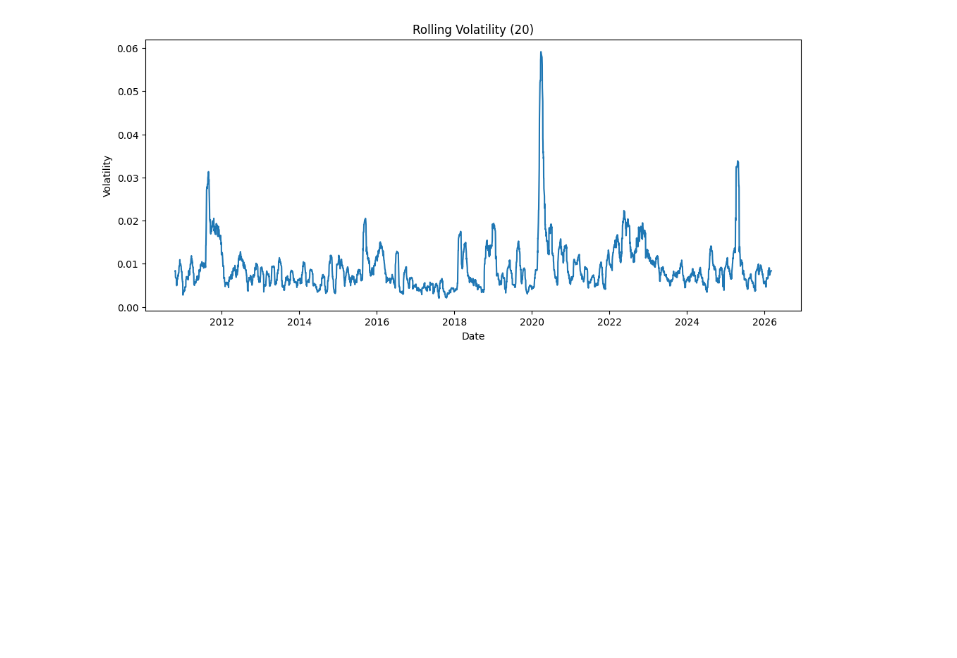
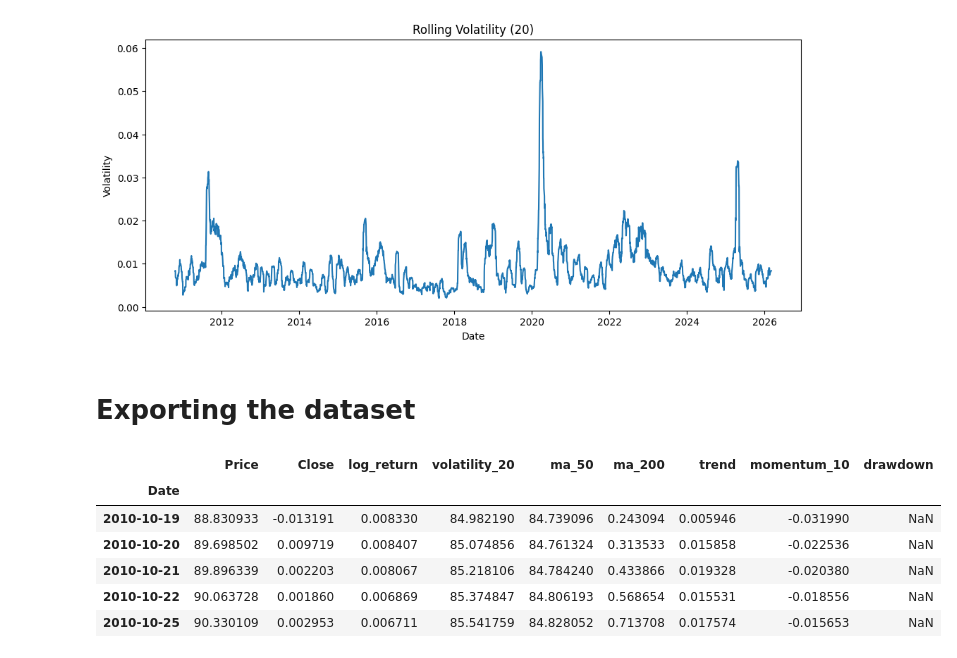
Before and after one commit to akhyear/MarketRegimeDetection, a Jupyter notebook: notebook/01_market_regime_data_pipeline.ipynb, the cells around one changed output. Drawn from its saved outputs; the diff is of its cells as text; code cells hidden in the pictures; blank space fills up the shorter version.

Commit message:
export the new features dataset

```diff
--- a/notebook/01_market_regime_data_pipeline.ipynb
+++ b/notebook/01_market_regime_data_pipeline.ipynb
@@ -168,3 +168,5 @@ plt.ylabel("Volatility")
 plt.show()
 # %% [output]
 [figure]
+# %% [markdown]
+# Exporting the dataset
@@ -170,0 +175,11 @@ plt.show()
+# %%
+ab = pd.read_csv("../data/market_regime_features.csv", index_col=0, parse_dates=True)
+ab.head()
+# %% [output]
+|  | Price | Close | log_return | volatility_20 | ma_50 | ma_200 | trend | momentum_10 | drawdown |
+| Date |  |  |  |  |  |  |  |  |  |
+| 2010-10-19 | 88.830933 | -0.013191 | 0.008330 | 84.982190 | 84.739096 | 0.243094 | 0.005946 | -0.031990 | NaN |
+| 2010-10-20 | 89.698502 | 0.009719 | 0.008407 | 85.074856 | 84.761324 | 0.313533 | 0.015858 | -0.022536 | NaN |
+| 2010-10-21 | 89.896339 | 0.002203 | 0.008067 | 85.218106 | 84.784240 | 0.433866 | 0.019328 | -0.020380 | NaN |
+| 2010-10-22 | 90.063728 | 0.001860 | 0.006869 | 85.374847 | 84.806193 | 0.568654 | 0.015531 | -0.018556 | NaN |
+| 2010-10-25 | 90.330109 | 0.002953 | 0.006711 | 85.541759 | 84.828052 | 0.713708 | 0.017574 | -0.015653 | NaN |
```
Also changed, not shown: parts of 1 cell of this notebook, 1 other file.
